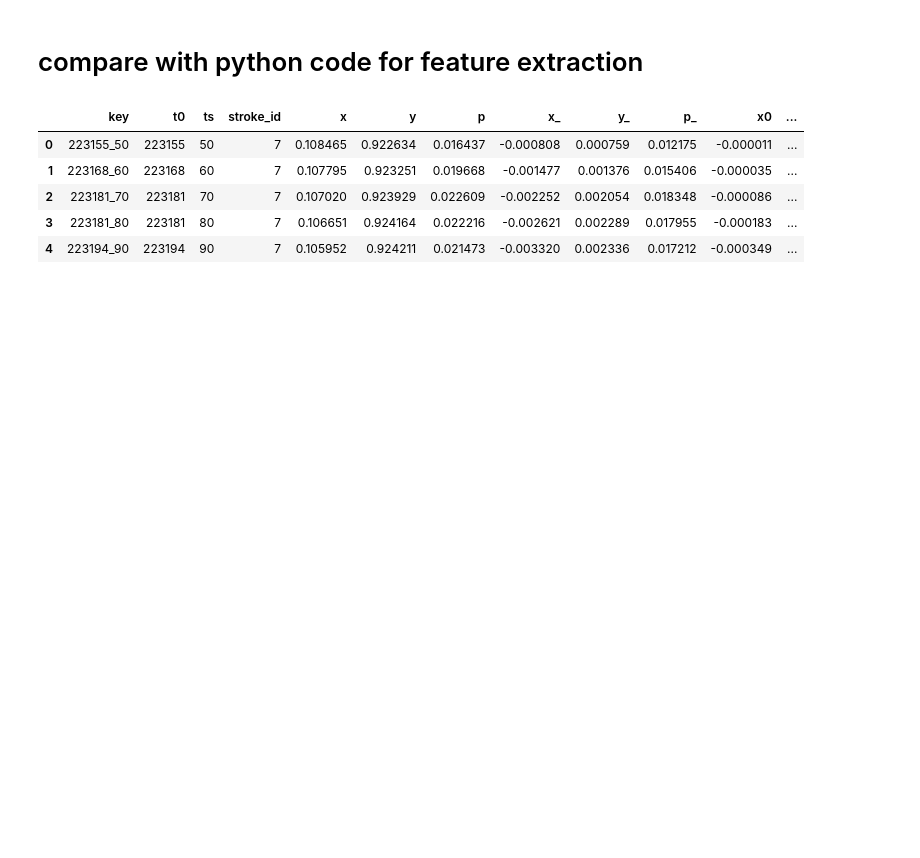
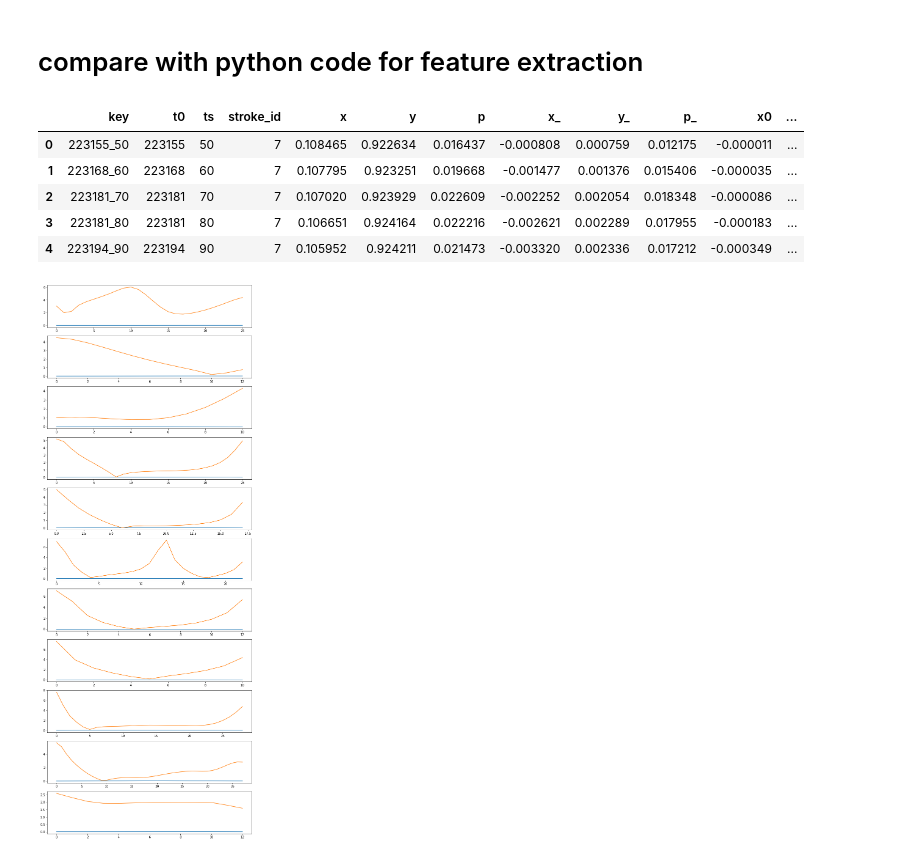
Before and after one commit to ircam-ismm/nime2022-elicitation-demo, a Jupyter notebook: notebooks/analysis.ipynb, the cells around one changed output. Drawn from its saved outputs; the diff is of its cells as text; code cells hidden in the pictures; blank space fills up the shorter version.

```diff
--- a/notebooks/analysis.ipynb
+++ b/notebooks/analysis.ipynb
@@ -116,3 +134,13 @@ for i , stroke in data_df.groupby("stroke_id"):
 segmenter = processing.SegmentNp()
 # %%
 segments = segmenter(feat.values)
+# %%
+n_segments = len(segments)
+
+fig, ax = plt.subplots(n_segments, 1, figsize=(12, 3*n_segments))
+
+for i, segment in enumerate(segments):
+    ax[i].plot(segment[:, 1])
+    ax[i].plot(segment[:, 0])
+# %% [output]
+[figure, added]
```
Also changed, not shown: parts of 5 cells of this notebook.
